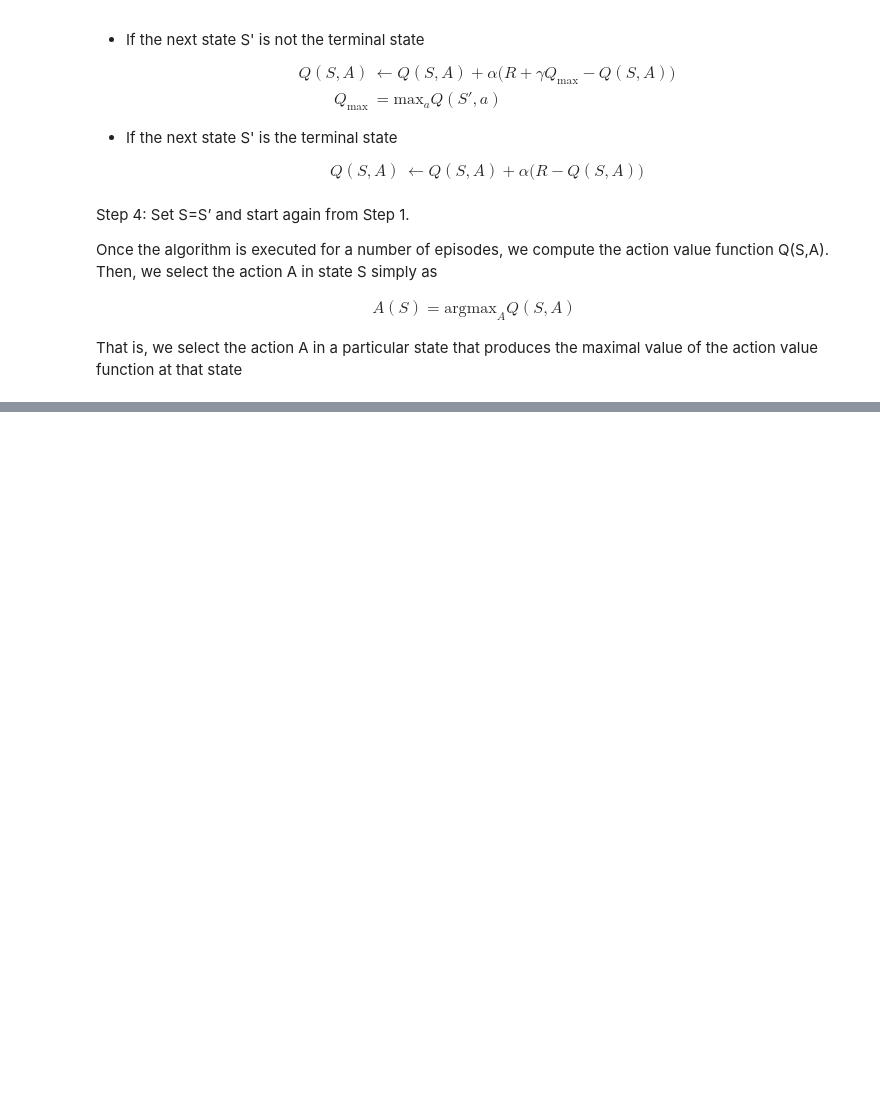
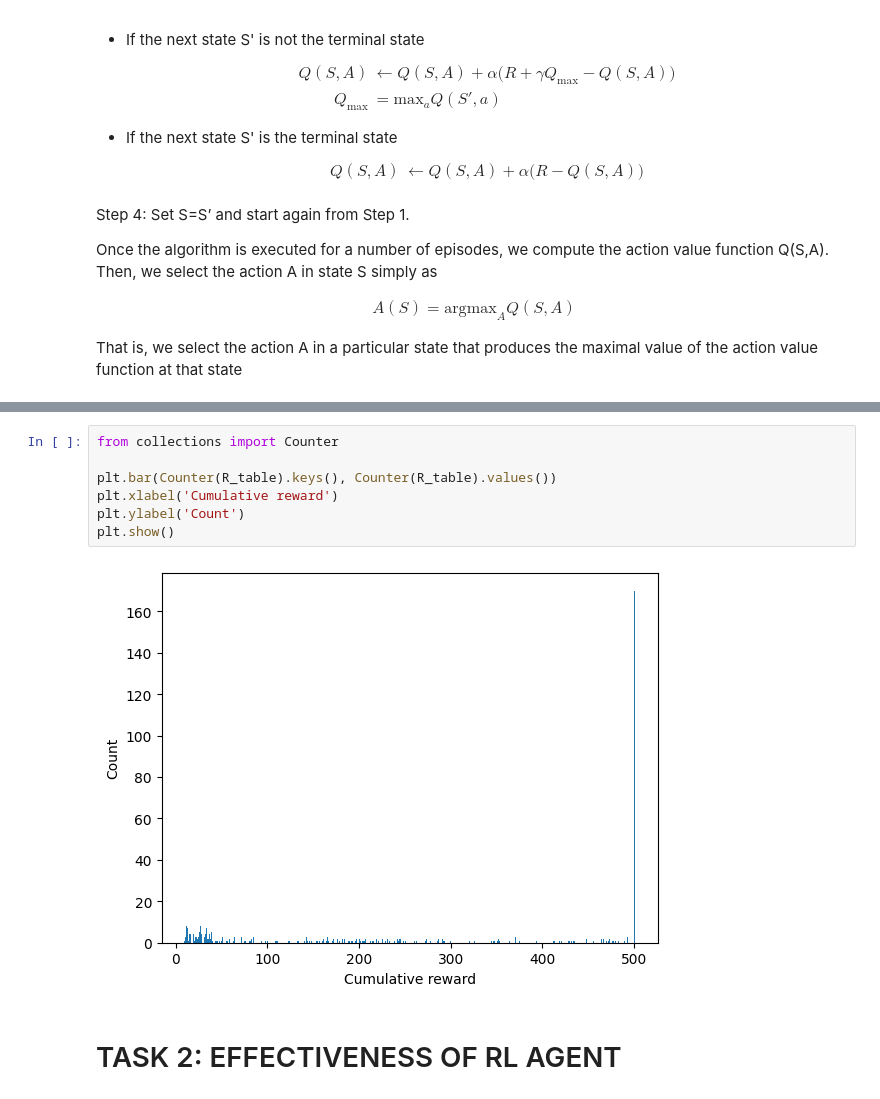
Before and after one commit to timothychangke/cart-pole, a Jupyter notebook: cartpole-q-learning.ipynb, the cells around one changed output, grey strips where cells are left out. Cells and saved outputs as stored; diff of their text form; blank space fills up the shorter version.

```diff
--- a/cartpole-q-learning.ipynb
+++ b/cartpole-q-learning.ipynb
@@ -337,0 +347,11 @@ Moviepy - video ready c:\Users\Jovan\Documents\repos\sc3000-project\videos\eval-
+# %%
+from collections import Counter
+
+plt.bar(Counter(R_table).keys(), Counter(R_table).values())
+plt.xlabel('Cumulative reward')
+plt.ylabel('Count')
+plt.show()
+# %% [output]
+[figure, added]
+# %% [markdown]
+# TASK 2: EFFECTIVENESS OF RL AGENT
```
Also changed, not shown: parts of 86 cells of this notebook.
